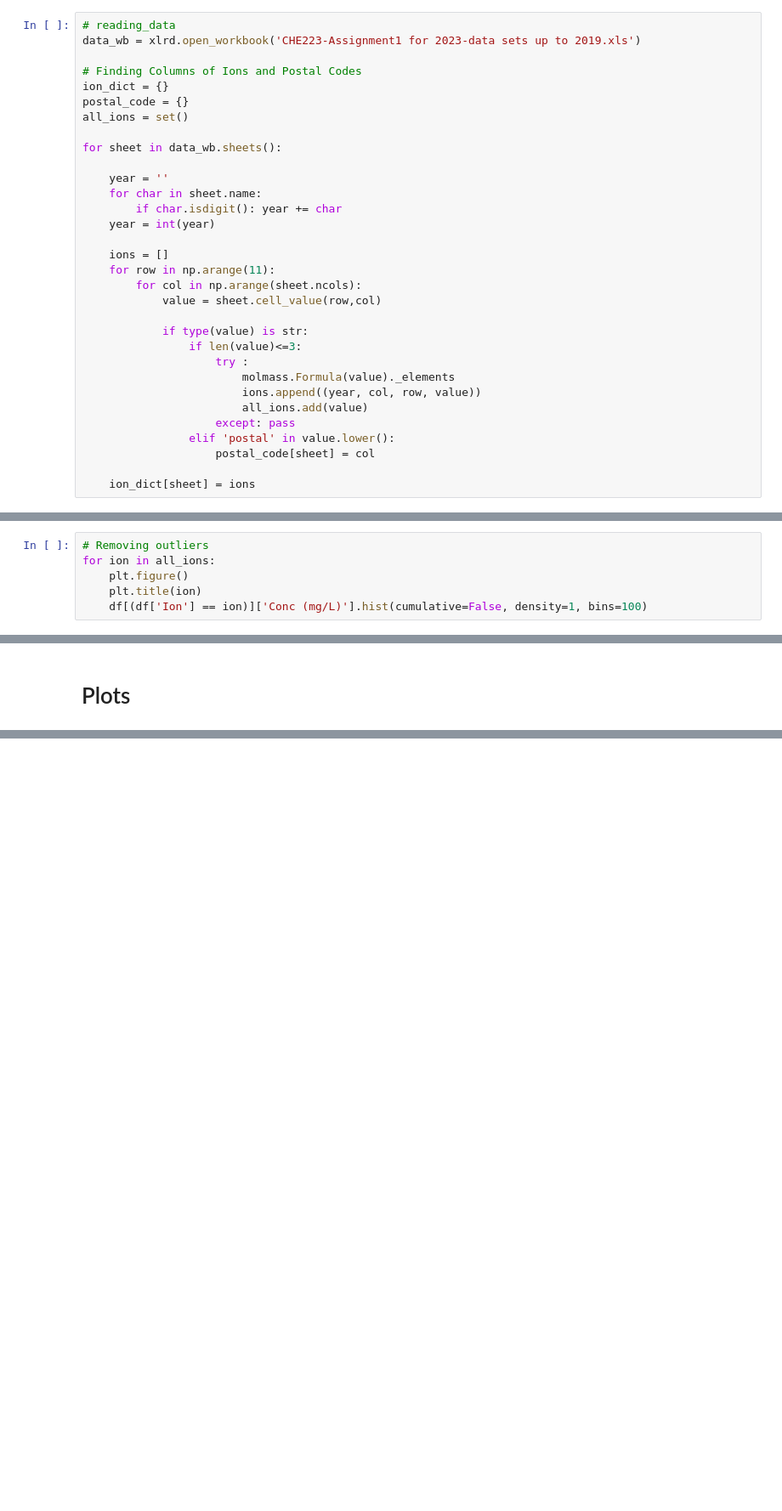
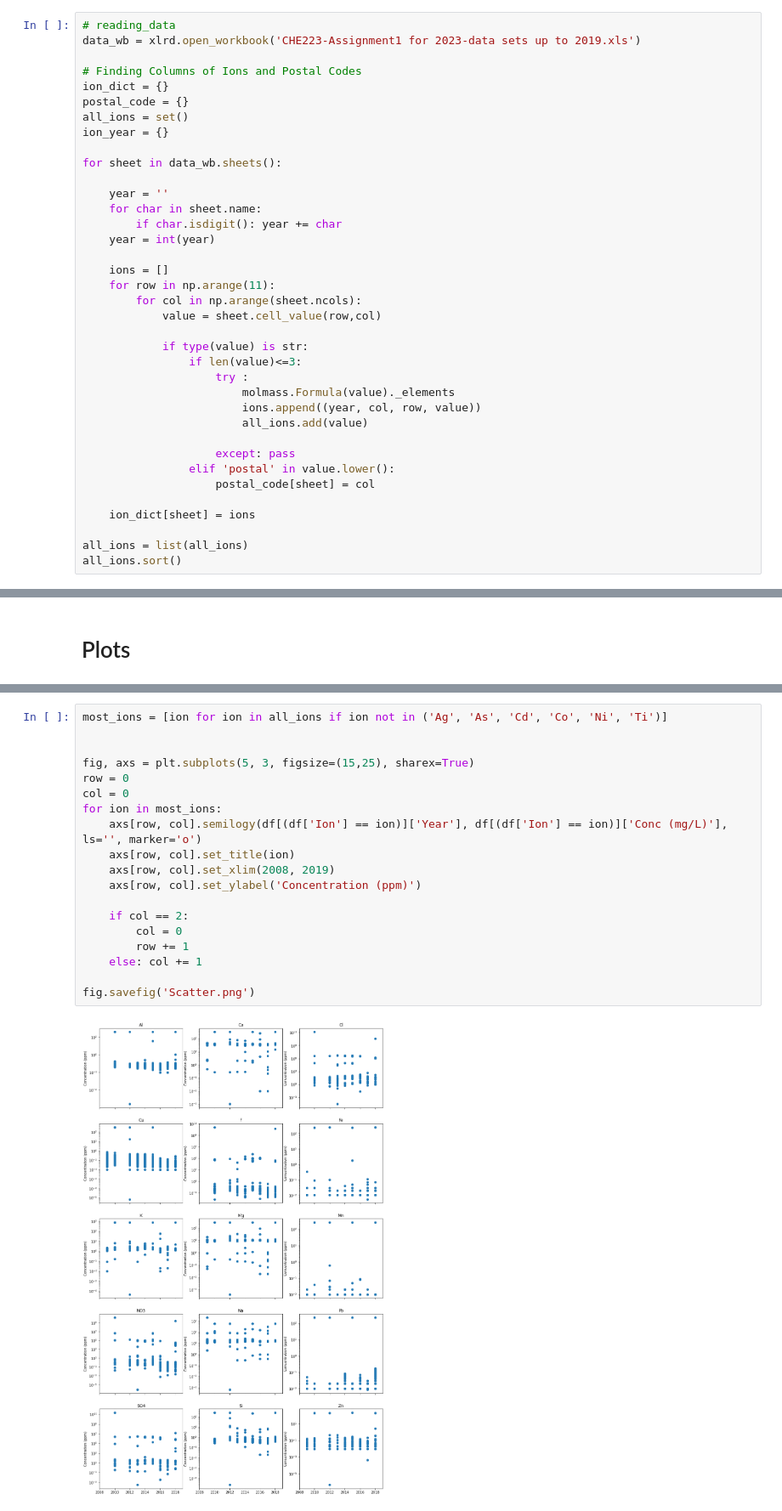
Before and after one commit to E-Lombo/che223-statistics, a Jupyter notebook: Assignment 1/data_extraction.ipynb, the cells around one changed output, grey strips where cells are left out. Shown at 85% size. Saved outputs shown, nothing was run; the diff lists cells and outputs as text; blank space fills up the shorter version.

```diff
--- a/Assignment 1/data_extraction.ipynb
+++ b/Assignment 1/data_extraction.ipynb
@@ -14,6 +16,7 @@ data_wb = xlrd.open_workbook('CHE223-Assignment1 for 2023-data sets up to 2019.x
 ion_dict = {}
 postal_code = {}
 all_ions = set()
+ion_year = {}
 
 for sheet in data_wb.sheets():
 
@@ -33,11 +36,15 @@ for sheet in data_wb.sheets():
                         molmass.Formula(value)._elements
                         ions.append((year, col, row, value))
                         all_ions.add(value)
+
                     except: pass
                 elif 'postal' in value.lower():
                     postal_code[sheet] = col
 
     ion_dict[sheet] = ions
+
+all_ions = list(all_ions)
+all_ions.sort()
 # %%
 # iterate through rows and record values based on (column, ion) pairs
 
@@ -96,6 +93,0 @@ df[df['Ion']=='Fe'].head()
-# %%
-# Removing outliers
-for ion in all_ions:
-    plt.figure()
-    plt.title(ion)
-    df[(df['Ion'] == ion)]['Conc (mg/L)'].hist(cumulative=False, density=1, bins=100)
@@ -118 +98,22 @@ for ion in all_ions:
+# %%
+most_ions = [ion for ion in all_ions if ion not in ('Ag', 'As', 'Cd', 'Co', 'Ni', 'Ti')]
+
+
+fig, axs = plt.subplots(5, 3, figsize=(15,25), sharex=True)
+row = 0
+col = 0
+for ion in most_ions:
+    axs[row, col].semilogy(df[(df['Ion'] == ion)]['Year'], df[(df['Ion'] == ion)]['Conc (mg/L)'], ls='', marker='o')
+    axs[row, col].set_title(ion)
+    axs[row, col].set_xlim(2008, 2019)
+    axs[row, col].set_ylabel('Concentration (ppm)')
+
+    if col == 2:
+        col = 0
+        row += 1
+    else: col += 1
+
+fig.savefig('Scatter.png')
+# %% [output]
+[figure, added]
 # %%
```
Also changed, not shown: parts of 16 cells of this notebook, 1 other file.
